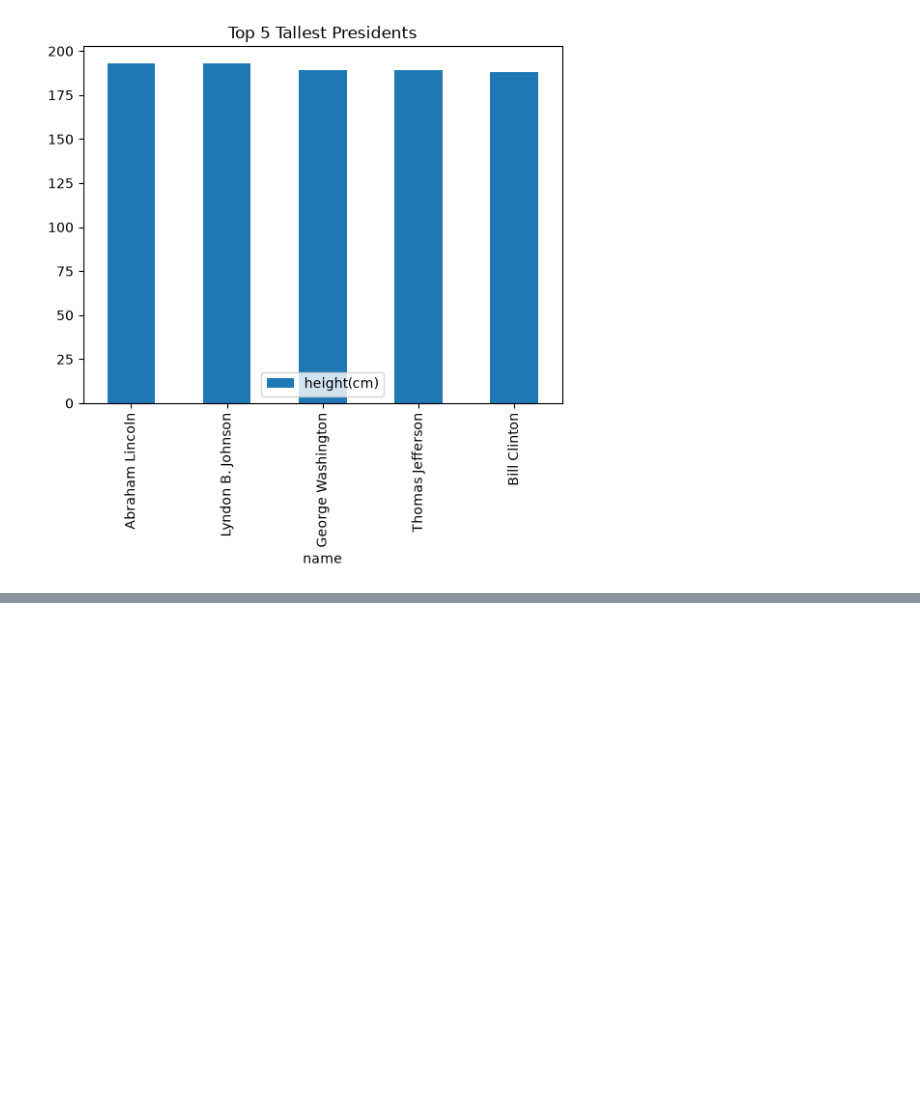
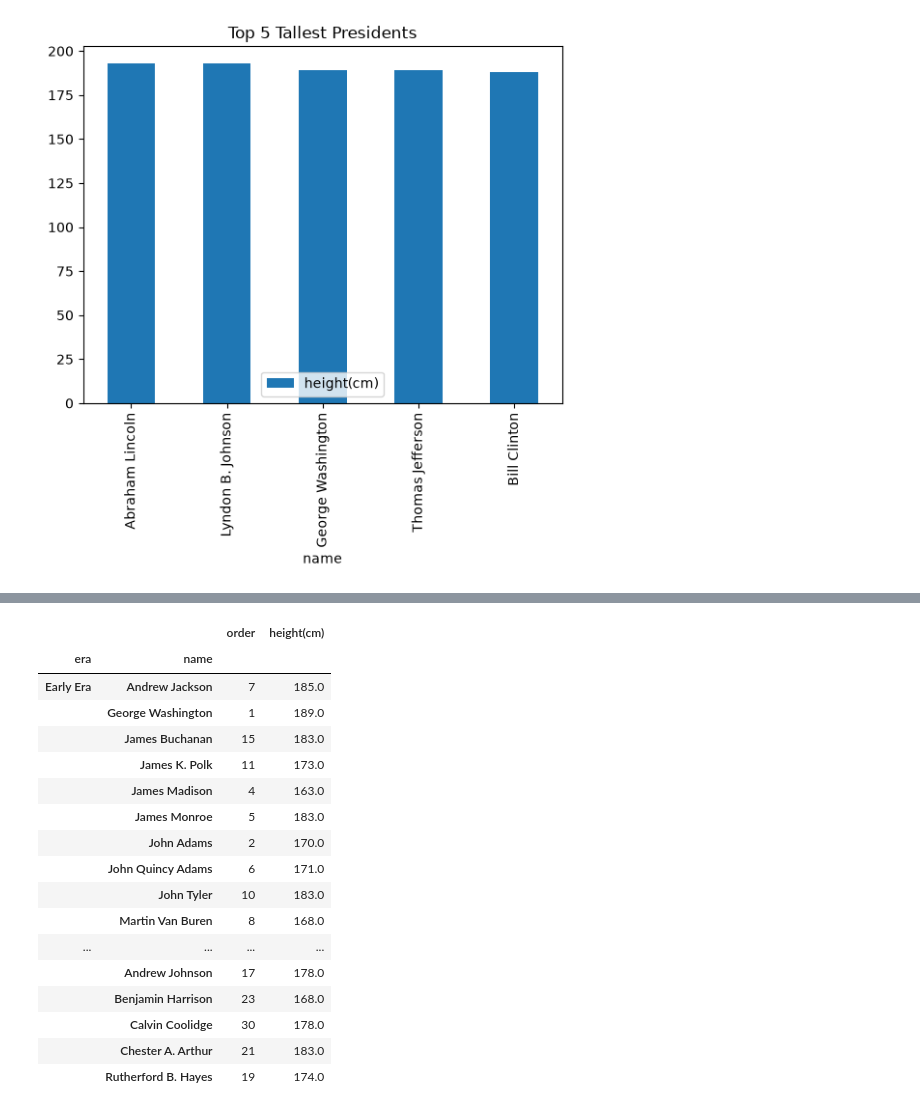
Before and after one commit to GTAPRO7/Python_Programming, a Jupyter notebook: Classworks/03-11-2026.ipynb, the cells around one changed output, grey strips where cells are left out. Drawn from its saved outputs; the diff is of its cells as text; code cells hidden in the pictures; blank space fills up the shorter version.

```diff
--- a/Classworks/03-11-2026.ipynb
+++ b/Classworks/03-11-2026.ipynb
@@ -287,0 +315,23 @@ top5.plot.bar(x = 'name', y = 'height(cm)', title = 'Top 5 Tallest Presidents')
+# %%
+#Create Multiindex from existing columns
+df_multi = df1.set_index(['era', 'name']).sort_index()
+df_multi.head(20)
+# %% [output]
+|  |  | order | height(cm) |
+| era | name |  |  |
+| Early Era | Andrew Jackson | 7 | 185.0 |
+|  | George Washington | 1 | 189.0 |
+|  | James Buchanan | 15 | 183.0 |
+|  | James K. Polk | 11 | 173.0 |
+|  | James Madison | 4 | 163.0 |
+|  | James Monroe | 5 | 183.0 |
+|  | John Adams | 2 | 170.0 |
+|  | John Quincy Adams | 6 | 171.0 |
+|  | John Tyler | 10 | 183.0 |
+|  | Martin Van Buren | 8 | 168.0 |
+| ... | ... | ... | ... |
+|  | Andrew Johnson | 17 | 178.0 |
+|  | Benjamin Harrison | 23 | 168.0 |
+|  | Calvin Coolidge | 30 | 178.0 |
+|  | Chester A. Arthur | 21 | 183.0 |
+|  | Rutherford B. Hayes | 19 | 174.0 |
```
Also changed, not shown: parts of 12 cells of this notebook, 2 other files.
